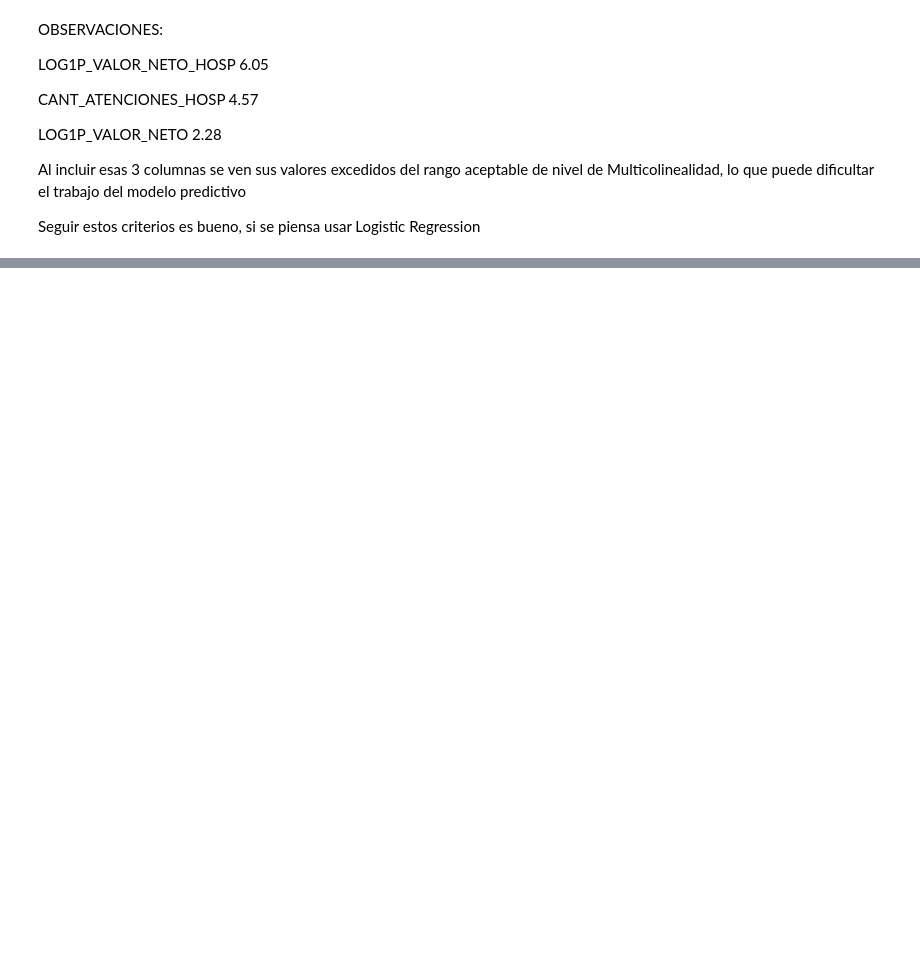
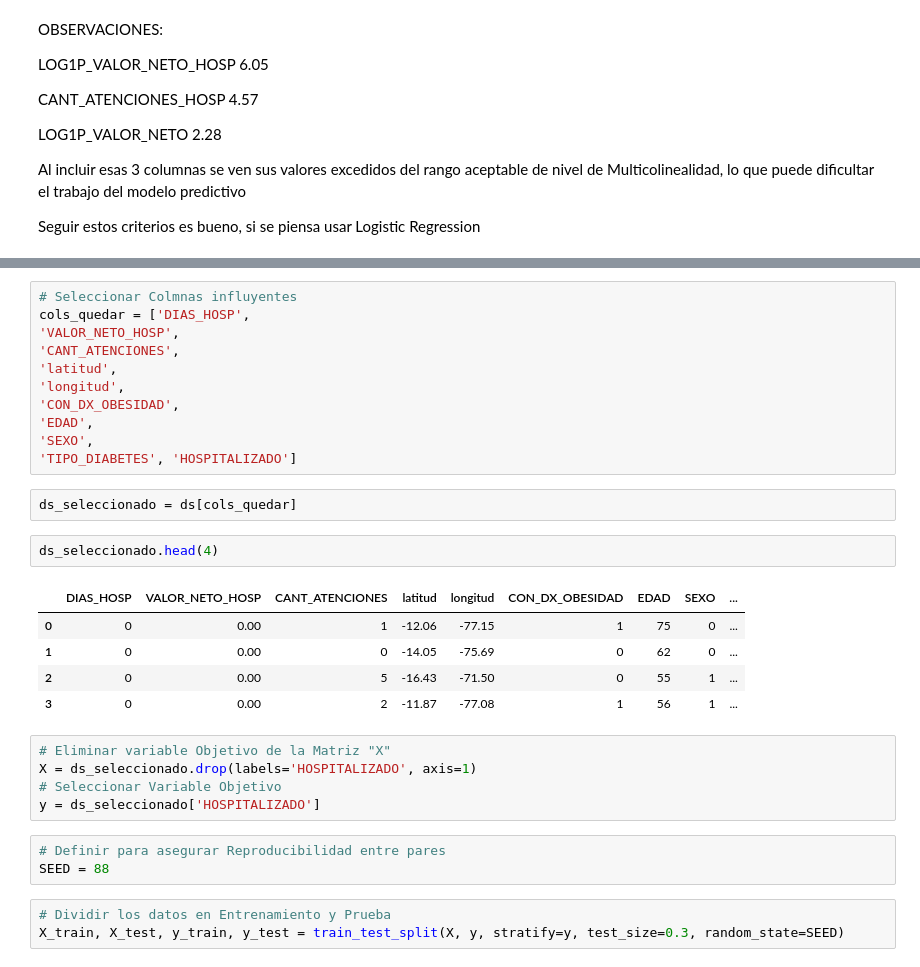
Before and after one commit to Sergius-DS/elecciOn_datasets, a Jupyter notebook: diabetes_EDA_Limpieza_04_Dic2024.ipynb, the cells around one changed output, grey strips where cells are left out. Drawn from its saved outputs; the diff is of its cells as text; blank space fills up the shorter version.

```diff
--- a/diabetes_EDA_Limpieza_04_Dic2024.ipynb
+++ b/diabetes_EDA_Limpieza_04_Dic2024.ipynb
@@ -850,0 +946,32 @@ Seguir estos criterios es bueno, si se piensa usar Logistic Regression
+# %%
+# Seleccionar Colmnas influyentes
+cols_quedar = ['DIAS_HOSP',
+'VALOR_NETO_HOSP',
+'CANT_ATENCIONES',
+'latitud',
+'longitud',
+'CON_DX_OBESIDAD',
+'EDAD',
+'SEXO',
+'TIPO_DIABETES', 'HOSPITALIZADO']
+# %%
+ds_seleccionado = ds[cols_quedar]
+# %%
+ds_seleccionado.head(4)
+# %% [output]
+|  | DIAS_HOSP | VALOR_NETO_HOSP | CANT_ATENCIONES | latitud | longitud | CON_DX_OBESIDAD | EDAD | SEXO | ... |
+| 0 | 0 | 0.00 | 1 | -12.06 | -77.15 | 1 | 75 | 0 | ... |
+| 1 | 0 | 0.00 | 0 | -14.05 | -75.69 | 0 | 62 | 0 | ... |
+| 2 | 0 | 0.00 | 5 | -16.43 | -71.50 | 0 | 55 | 1 | ... |
+| 3 | 0 | 0.00 | 2 | -11.87 | -77.08 | 1 | 56 | 1 | ... |
+# %%
+# Eliminar variable Objetivo de la Matriz "X"
+X = ds_seleccionado.drop(labels='HOSPITALIZADO', axis=1)
+# Seleccionar Variable Objetivo
+y = ds_seleccionado['HOSPITALIZADO']
+# %%
+# Definir para asegurar Reproducibilidad entre pares
+SEED = 88
+# %%
+# Dividir los datos en Entrenamiento y Prueba
+X_train, X_test, y_train, y_test = train_test_split(X, y, stratify=y, test_size=0.3, random_state=SEED)
```
Also changed, not shown: parts of 44 cells of this notebook.
